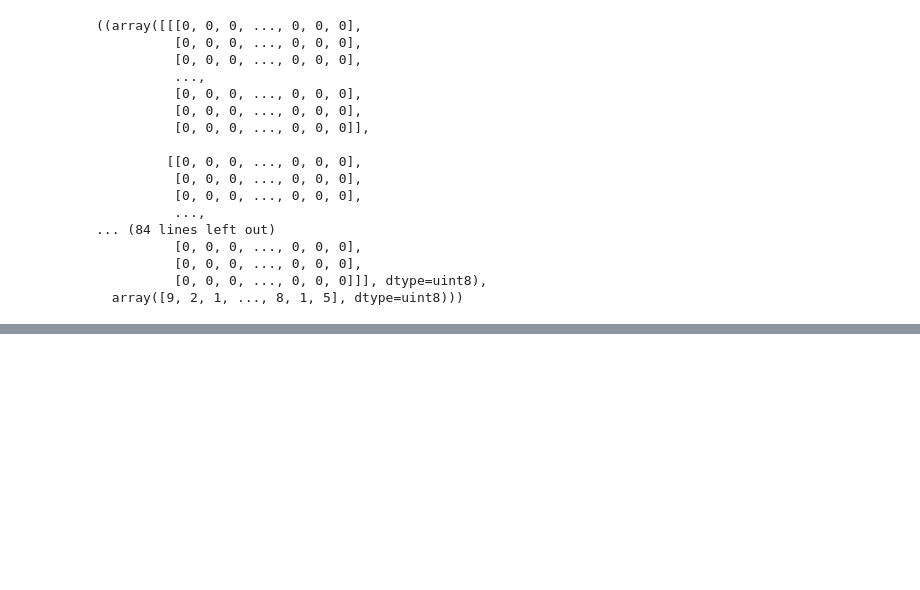
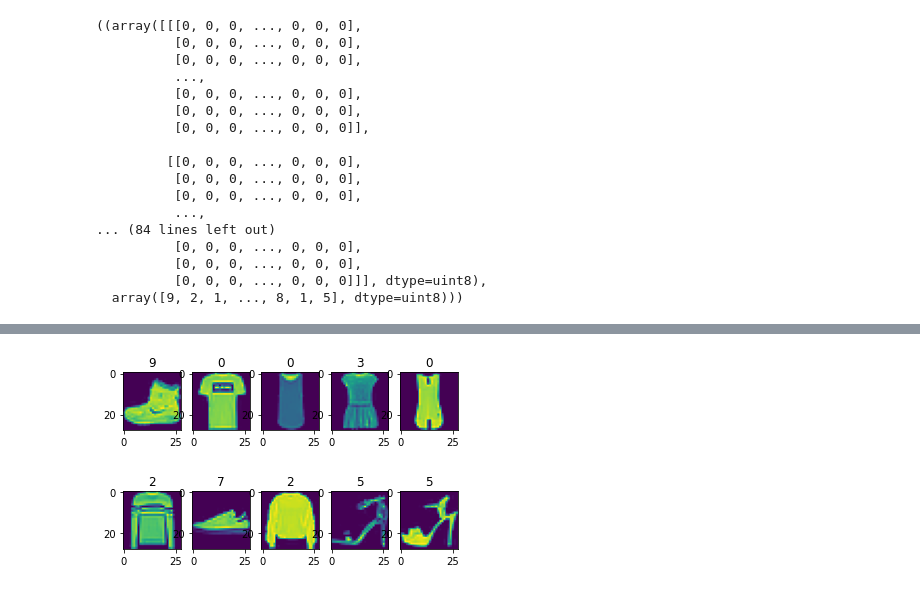
Before and after one commit to Renato-Ribeiroo/Cursos-Python, a Jupyter notebook: Curso Machine Learning Avançada/Deep Learning parte 1 Keras/Classificação_roupas.ipynb, the cells around one changed output, grey strips where cells are left out. Saved outputs shown, nothing was run; the diff lists cells and outputs as text; code cells hidden in the pictures; blank space fills up the shorter version.

```diff
--- a/Curso Machine Learning Avançada/Deep Learning parte 1 Keras/Classificação_roupas.ipynb
+++ b/Curso Machine Learning Avançada/Deep Learning parte 1 Keras/Classificação_roupas.ipynb
@@ -84,0 +94,8 @@ plt.imshow(imagens_treino[0])
+# %%
+# realizando um  "FOR" para listar todas imagens categorizadas
+for imagem in range(10):
+    plt.subplot(2, 5, imagem+1)
+    plt.imshow(imagens_treino[imagem])
+    plt.title(identificacoes_treino[imagem])
+# %% [output]
+[figure, added]
```
Also changed, not shown: parts of 15 cells of this notebook.
